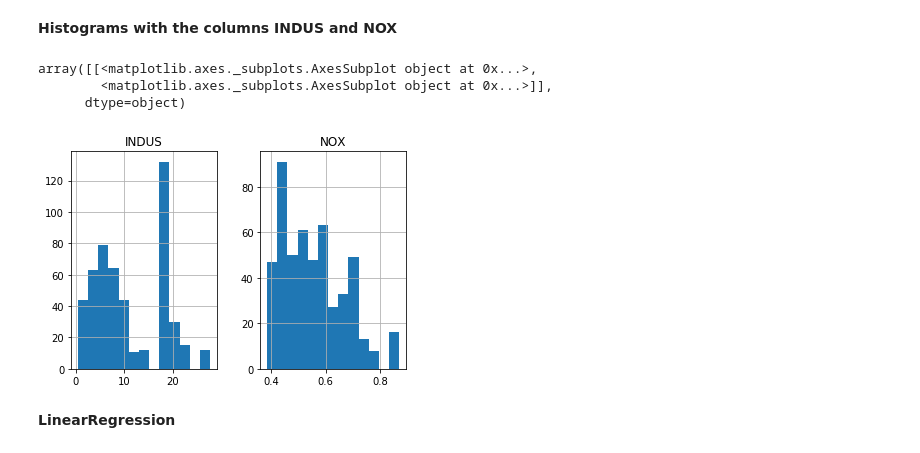
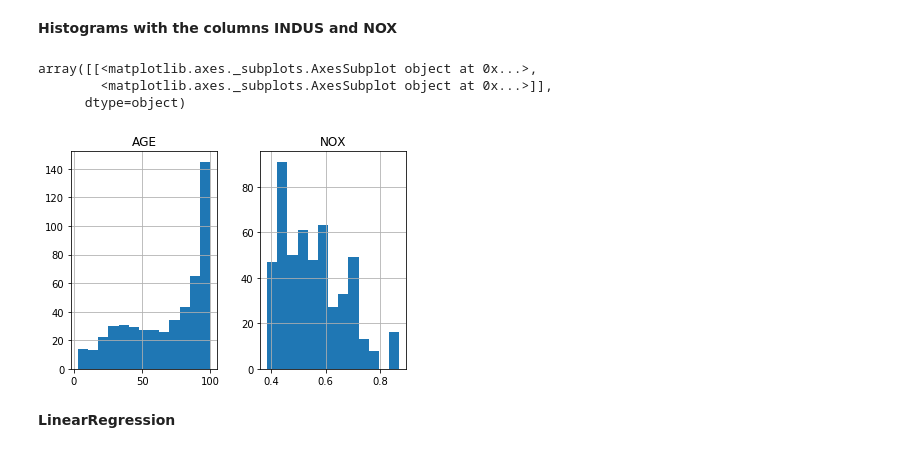
Before and after one commit to pite2019/pite2019s-t3-g1-MafaldaPLuz, a Jupyter notebook: PITE-substitute-task.ipynb, the cells around one changed output. Saved outputs shown, nothing was run; the diff lists cells and outputs as text; code cells hidden in the pictures.

```diff
--- a/PITE-substitute-task.ipynb
+++ b/PITE-substitute-task.ipynb
@@ -23,12 +23,12 @@ df.head()
 # %% [markdown]
 **Histograms with the columns INDUS and NOX**
 # %%
-df.hist(column=[ 'INDUS','NOX'],bins=13)
+df.hist(column=[ 'AGE','NOX'],bins=13)
 # %% [output]
 array([[<matplotlib.axes._subplots.AxesSubplot object at 0x...>,
         <matplotlib.axes._subplots.AxesSubplot object at 0x...>]],
       dtype=object)
-[figure, old version]
+[figure, new version]
 # %% [markdown]
 **LinearRegression**
 # %%
```
Also changed, not shown: parts of 6 cells of this notebook.
